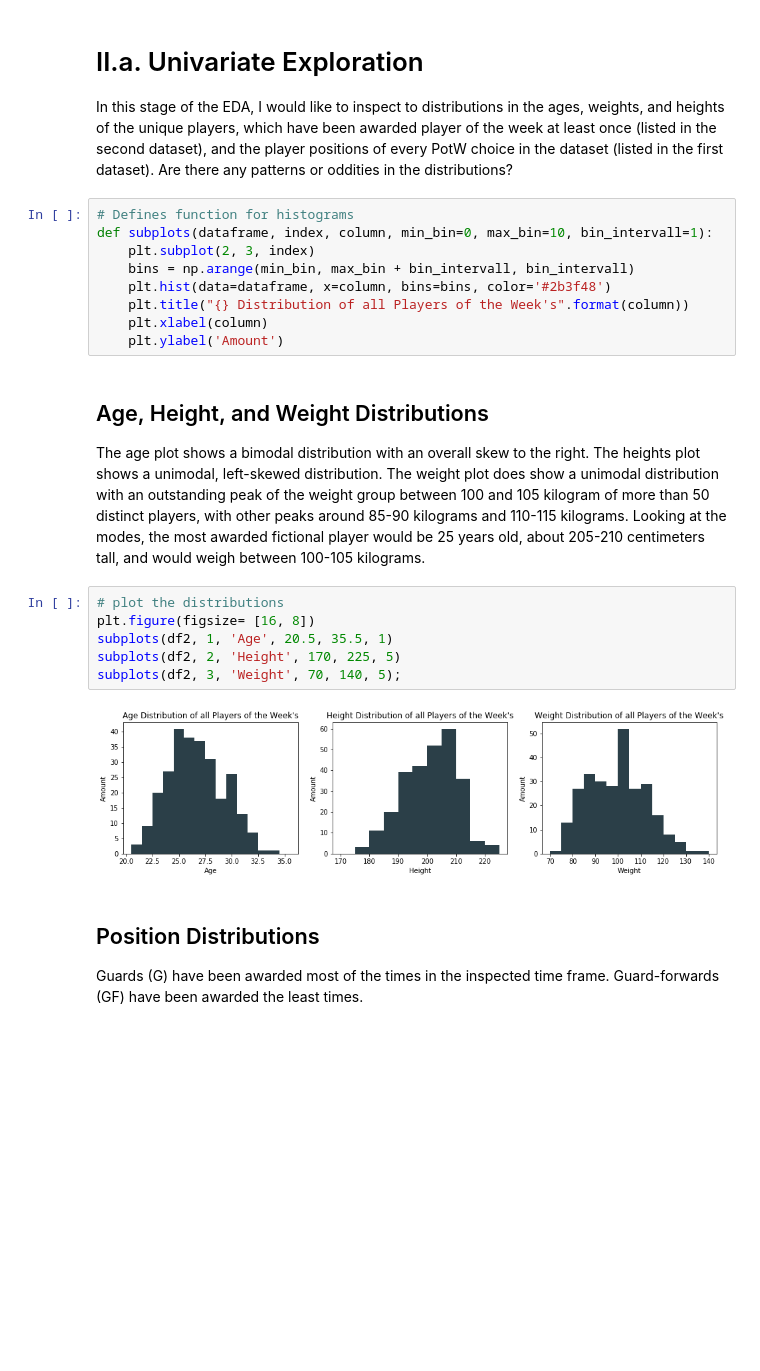
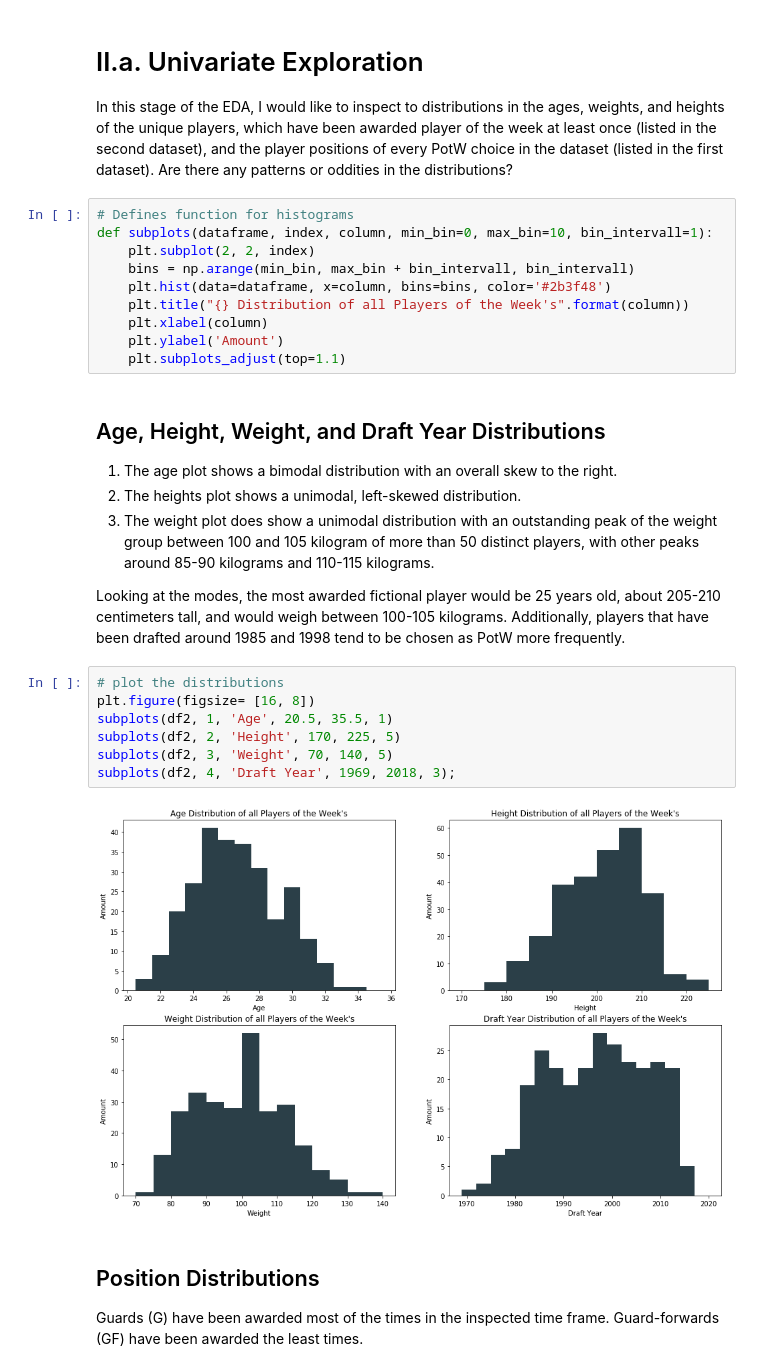
Before and after one commit to canbekley/nba_potw_visuals, a Jupyter notebook: nba_data_exploratory.ipynb, the cells around one changed output. Drawn from its saved outputs; the diff is of its cells as text; blank space fills up the shorter version.

```diff
--- a/nba_data_exploratory.ipynb
+++ b/nba_data_exploratory.ipynb
@@ -180,23 +180,29 @@ In this stage of the EDA, I would like to inspect to distributions in the ages,
 # %%
 # Defines function for histograms
 def subplots(dataframe, index, column, min_bin=0, max_bin=10, bin_intervall=1):
-    plt.subplot(2, 3, index)
+    plt.subplot(2, 2, index)
     bins = np.arange(min_bin, max_bin + bin_intervall, bin_intervall)
     plt.hist(data=dataframe, x=column, bins=bins, color='#2b3f48')
     plt.title("{} Distribution of all Players of the Week's".format(column))
     plt.xlabel(column)
     plt.ylabel('Amount')
+    plt.subplots_adjust(top=1.1)
 # %% [markdown]
-## Age, Height, and Weight Distributions
-The age plot shows a bimodal distribution with an overall skew to the right. The heights plot shows a unimodal, left-skewed distribution. The weight plot does show a unimodal distribution with an outstanding peak of the weight group between 100 and 105 kilogram of more than 50 distinct players, with other peaks around 85-90 kilograms and 110-115 kilograms. Looking at the modes, the most awarded fictional player would be 25 years old, about 205-210 centimeters tall, and would weigh between 100-105 kilograms.
+## Age, Height, Weight, and Draft Year Distributions
+1. The age plot shows a bimodal distribution with an overall skew to the right.
+2. The heights plot shows a unimodal, left-skewed distribution.
+3. The weight plot does show a unimodal distribution with an outstanding peak of the weight group between 100 and 105 kilogram of more than 50 distinct players, with other peaks around 85-90 kilograms and 110-115 kilograms.
+
+Looking at the modes, the most awarded fictional player would be 25 years old, about 205-210 centimeters tall, and would weigh between 100-105 kilograms. Additionally, players that have been drafted around 1985 and 1998 tend to be chosen as PotW more frequently.
 # %%
 # plot the distributions
 plt.figure(figsize= [16, 8])
 subplots(df2, 1, 'Age', 20.5, 35.5, 1)
 subplots(df2, 2, 'Height', 170, 225, 5)
-subplots(df2, 3, 'Weight', 70, 140, 5);
+subplots(df2, 3, 'Weight', 70, 140, 5)
+subplots(df2, 4, 'Draft Year', 1969, 2018, 3);
 # %% [output]
-[figure, old version]
+[figure, new version]
 # %% [markdown]
 ## Position Distributions
 Guards (G) have been awarded most of the times in the inspected time frame. Guard-forwards (GF) have been awarded the least times.
```
Also changed, not shown: parts of 4 cells of this notebook, 4 other files.
